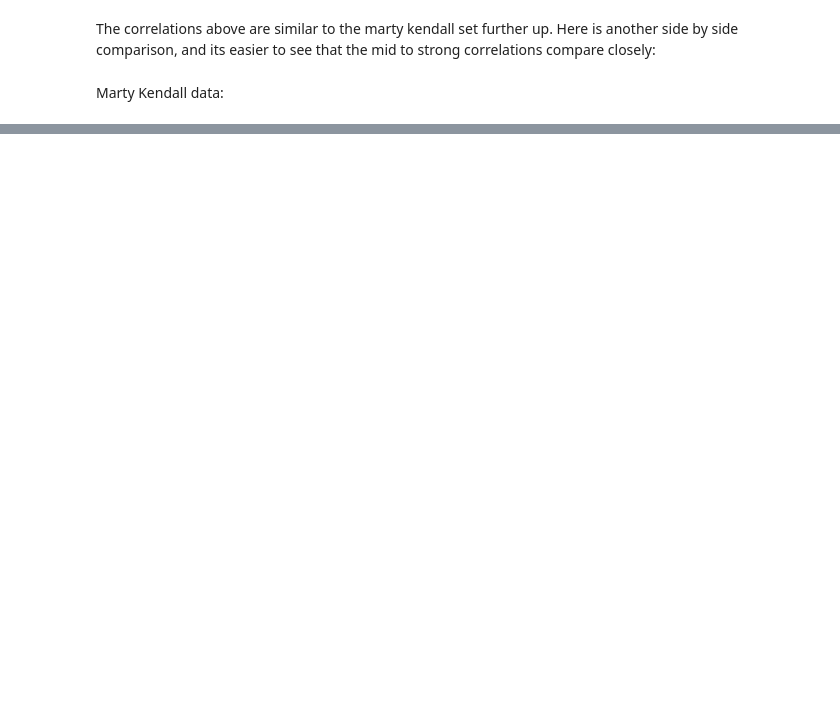
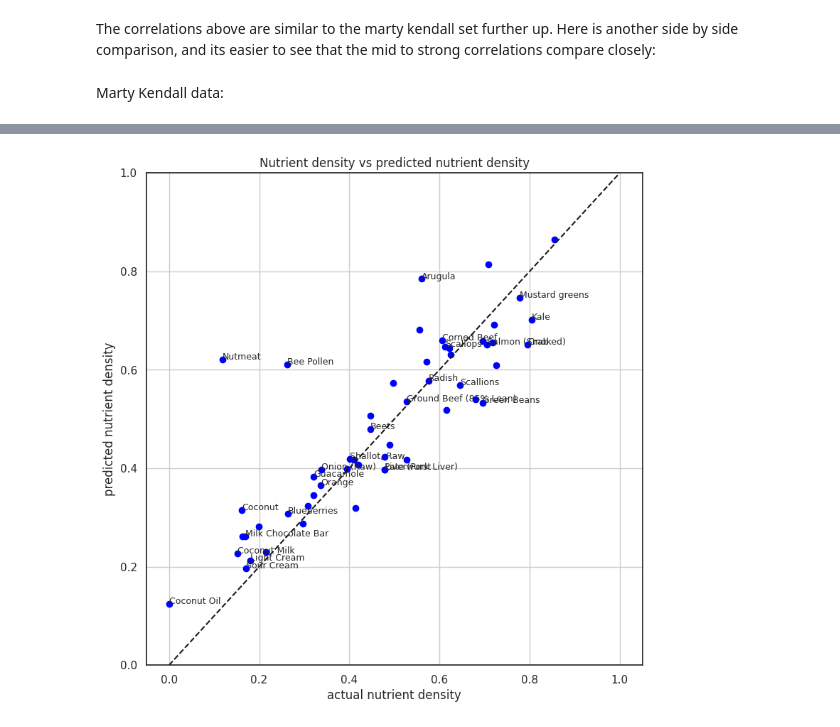
Before and after one commit to Usul1980/Dexcom-G7-analysis, a Jupyter notebook: dexcom-g7-cgm-vs-carbs-vs-exercise.ipynb, the cells around one changed output, grey strips where cells are left out. Cells and saved outputs as stored; diff of their text form; code cells hidden in the pictures; blank space fills up the shorter version.

```diff
--- a/dexcom-g7-cgm-vs-carbs-vs-exercise.ipynb
+++ b/dexcom-g7-cgm-vs-carbs-vs-exercise.ipynb
@@ -443,10 +428,0 @@ diet['predicted_satiety_index'] = model_satiety.predict(diet)
-# %%
-corr_data = diet[['protein_','fat_','carbs_','predicted_satiety_index']]
-
-sns.set(style='white', font_scale=1.0)
-
-g = sns.PairGrid(corr_data, aspect=1.4, diag_sharey=False)
-g.map_lower(sns.regplot, lowess=True, ci=False, line_kws={'color': 'black'})
-g.map_diag(sns.distplot, kde_kws={'color': 'black'})
-g.map_upper(corrdot)
-plt.show()
@@ -511,0 +435,4 @@ sns.regplot(x=foods_data['carbs_'],y = foods_data['satiety_index'])
+# %%
+
+model_nutden = ols(formula = 'nutrient_density_per_cal ~ -1 + protein_+ fat_+ carbs_+ protein_:carbs_ + fat_:carbs_ + satiety_index', data=foods_data_train).fit()
+model_nutden.summary()
@@ -511,0 +463,18 @@ sns.regplot(x=foods_data['carbs_'],y = foods_data['satiety_index'])
+# %%
+preds = model_nutden.predict(foods_data_validation)
+# %%
+fig, ax = plt.subplots(figsize=(9,9))
+foods = foods_data_validation['Food']
+plt.scatter(foods_data_validation['nutrient_density_per_cal'],preds,color = "blue")
+for count, label, xx, yy in zip(np.arange(len(foods_data_validation)),foods, foods_data_validation['nutrient_density_per_cal'],preds):
+    if count % 2 == 0:
+        plt.annotate(label, xy = (xx, yy),fontsize = 9)
+plt.grid(True)
+plt.ylim(0,1)
+plt.plot([0, 1], [0, 1], '--k')
+plt.xlabel('actual nutrient density')
+plt.ylabel('predicted nutrient density')
+plt.title('Nutrient density vs predicted nutrient density')
+plt.show()
+# %% [output]
+[figure, added]
```
Also changed, not shown: parts of 27 cells of this notebook.
